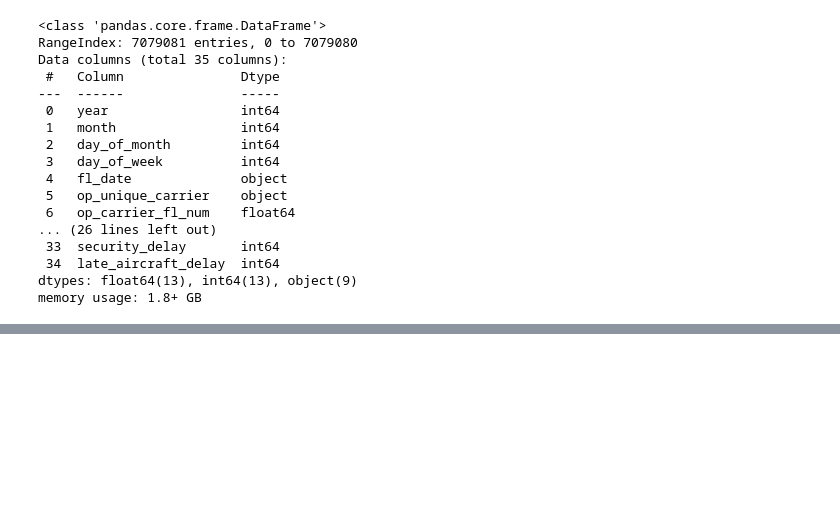
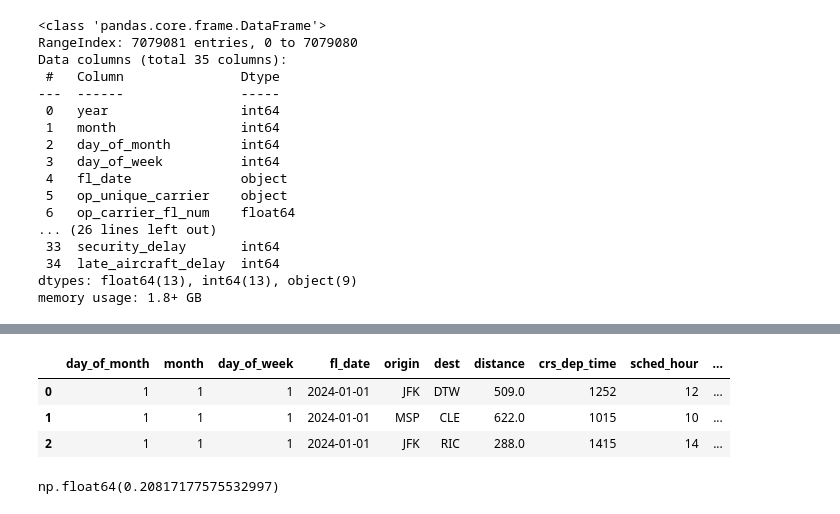
Before and after one commit to Smejia2002/flightdelay, a Jupyter notebook: notebooks/00_eda.ipynb, the cells around one changed output, grey strips where cells are left out. Cells and saved outputs as stored; diff of their text form; code cells hidden in the pictures; blank space fills up the shorter version.

```diff
--- a/notebooks/00_eda.ipynb
+++ b/notebooks/00_eda.ipynb
@@ -47,0 +133,15 @@ memory usage: 1.8+ GB
+# %%
+variables = ['day_of_month', 'month', 'day_of_week', 'fl_date', 'origin', 'dest', 'distance', 'crs_dep_time',
+             'sched_hour','sched_minute_of_day', 'op_unique_carrier']
+df_var = df_model[variables + ["target_delay"]].copy()
+df_var.head(3)
+# %% [output]
+|  | day_of_month | month | day_of_week | fl_date | origin | dest | distance | crs_dep_time | sched_hour | ... |
+| 0 | 1 | 1 | 1 | 2024-01-01 | JFK | DTW | 509.0 | 1252 | 12 | ... |
+| 1 | 1 | 1 | 1 | 2024-01-01 | MSP | CLE | 622.0 | 1015 | 10 | ... |
+| 2 | 1 | 1 | 1 | 2024-01-01 | JFK | RIC | 288.0 | 1415 | 14 | ... |
+# %%
+base_rate = df_model["target_delay"].mean()
+base_rate
+# %% [output]
+np.float64(0.20817177575532997)
```
Also changed, not shown: parts of 18 cells of this notebook.
